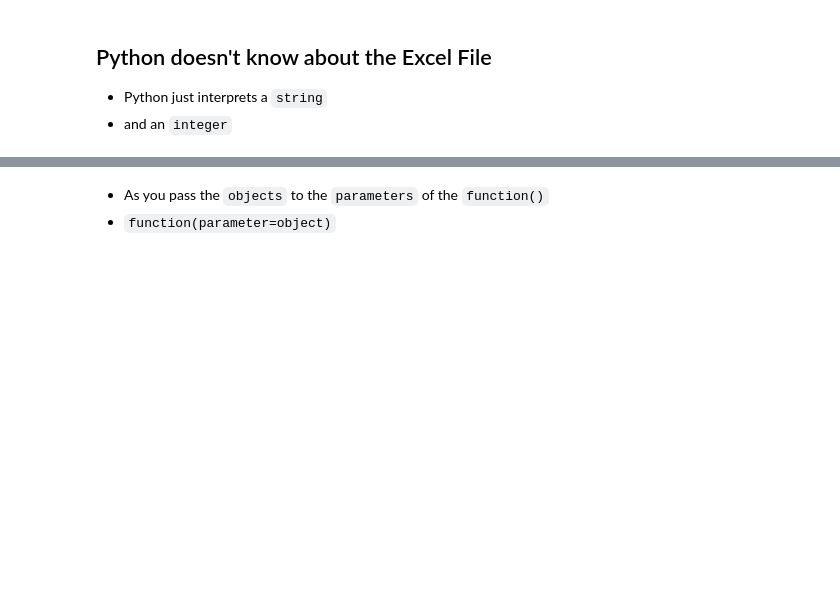
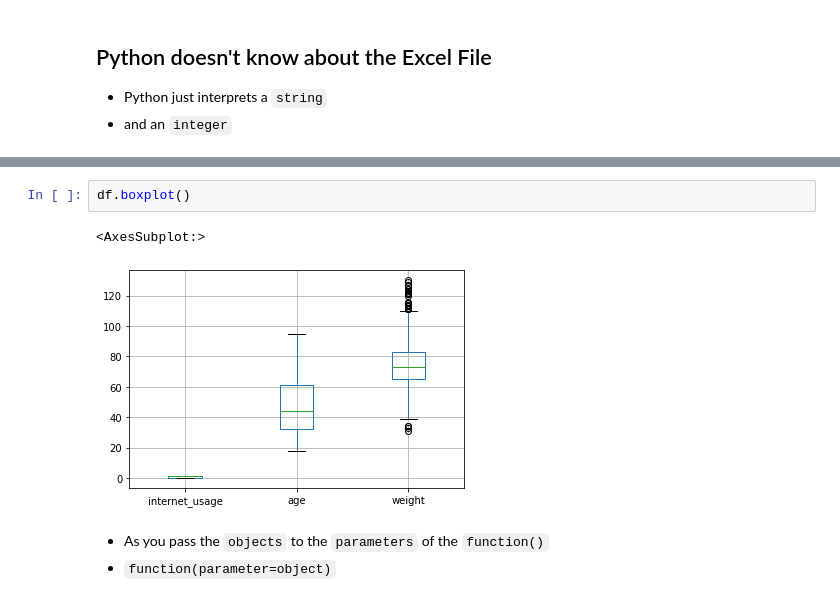
Before and after one commit to ccanalesr/resolving-python-data-science, a Jupyter notebook: 01_The Use of Functions/01_functions_session.ipynb, the cells around one changed output, grey strips where cells are left out. Cells and saved outputs as stored; diff of their text form; blank space fills up the shorter version.

```diff
--- a/01_The Use of Functions/01_functions_session.ipynb
+++ b/01_The Use of Functions/01_functions_session.ipynb
@@ -349,3 +650,8 @@ In which order Python reads the line of code?
+# %%
+df.boxplot()
+# %% [output]
+<AxesSubplot:>
+[figure, added]
 # %% [markdown]
 - As you pass the `objects` to the `parameters` of the `function()`
 - `function(parameter=object)`
```
Also changed, not shown: parts of 58 cells of this notebook, 1 other file.
